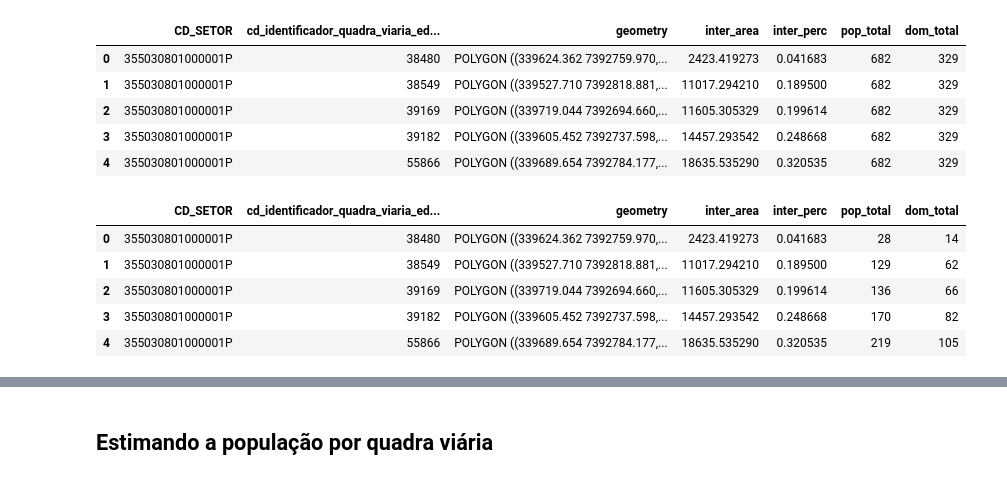
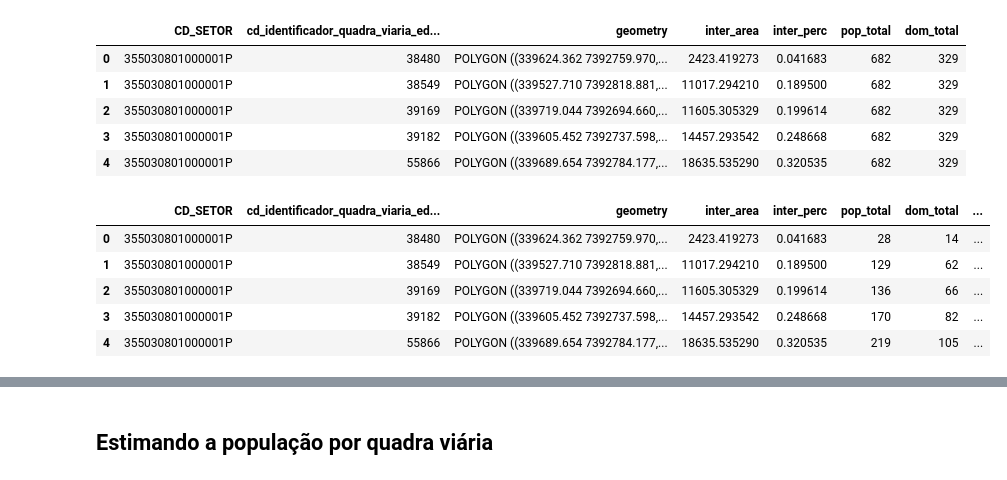
Before and after one commit to sepep-pmsp/compatibilizacao-setores-censitarios, a Jupyter notebook: 11 Quadras viárias como base geométrica.ipynb, the cells around one changed output, grey strips where cells are left out. Cells and saved outputs as stored; diff of their text form; code cells hidden in the pictures.

```diff
--- a/11 Quadras viárias como base geométrica.ipynb
+++ b/11 Quadras viárias como base geométrica.ipynb
@@ -436,13 +433,15 @@ est_2022.head()
 | 3 | 355030801000001P | 39182 | POLYGON ((339605.452 7392737.598,... | 14457.293542 | 0.248668 | 682 | 329 |
 | 4 | 355030801000001P | 55866 | POLYGON ((339689.654 7392784.177,... | 18635.535290 | 0.320535 | 682 | 329 |
 # %%
+est_2022['pop_total_setor'] = est_2022['pop_total']
+est_2022['dom_total_setor'] = est_2022['dom_total']
 est_2022['pop_total'] = round(est_2022['pop_total']*est_2022['inter_perc'], 0).astype(int)
 est_2022['dom_total'] = round(est_2022['dom_total']*est_2022['inter_perc'], 0).astype(int)
 est_2022.head()
 # %% [output]
-|  | CD_SETOR | cd_identificador_quadra_viaria_ed... | geometry | inter_area | inter_perc | pop_total | dom_total |
-| 0 | 355030801000001P | 38480 | POLYGON ((339624.362 7392759.970,... | 2423.419273 | 0.041683 | 28 | 14 |
-| 1 | 355030801000001P | 38549 | POLYGON ((339527.710 7392818.881,... | 11017.294210 | 0.189500 | 129 | 62 |
-| 2 | 355030801000001P | 39169 | POLYGON ((339719.044 7392694.660,... | 11605.305329 | 0.199614 | 136 | 66 |
-| 3 | 355030801000001P | 39182 | POLYGON ((339605.452 7392737.598,... | 14457.293542 | 0.248668 | 170 | 82 |
-| 4 | 355030801000001P | 55866 | POLYGON ((339689.654 7392784.177,... | 18635.535290 | 0.320535 | 219 | 105 |
+|  | CD_SETOR | cd_identificador_quadra_viaria_ed... | geometry | inter_area | inter_perc | pop_total | dom_total | ... |
+| 0 | 355030801000001P | 38480 | POLYGON ((339624.362 7392759.970,... | 2423.419273 | 0.041683 | 28 | 14 | ... |
+| 1 | 355030801000001P | 38549 | POLYGON ((339527.710 7392818.881,... | 11017.294210 | 0.189500 | 129 | 62 | ... |
+| 2 | 355030801000001P | 39169 | POLYGON ((339719.044 7392694.660,... | 11605.305329 | 0.199614 | 136 | 66 | ... |
+| 3 | 355030801000001P | 39182 | POLYGON ((339605.452 7392737.598,... | 14457.293542 | 0.248668 | 170 | 82 | ... |
+| 4 | 355030801000001P | 55866 | POLYGON ((339689.654 7392784.177,... | 18635.535290 | 0.320535 | 219 | 105 | ... |
```
Also changed, not shown: parts of 31 cells of this notebook.
